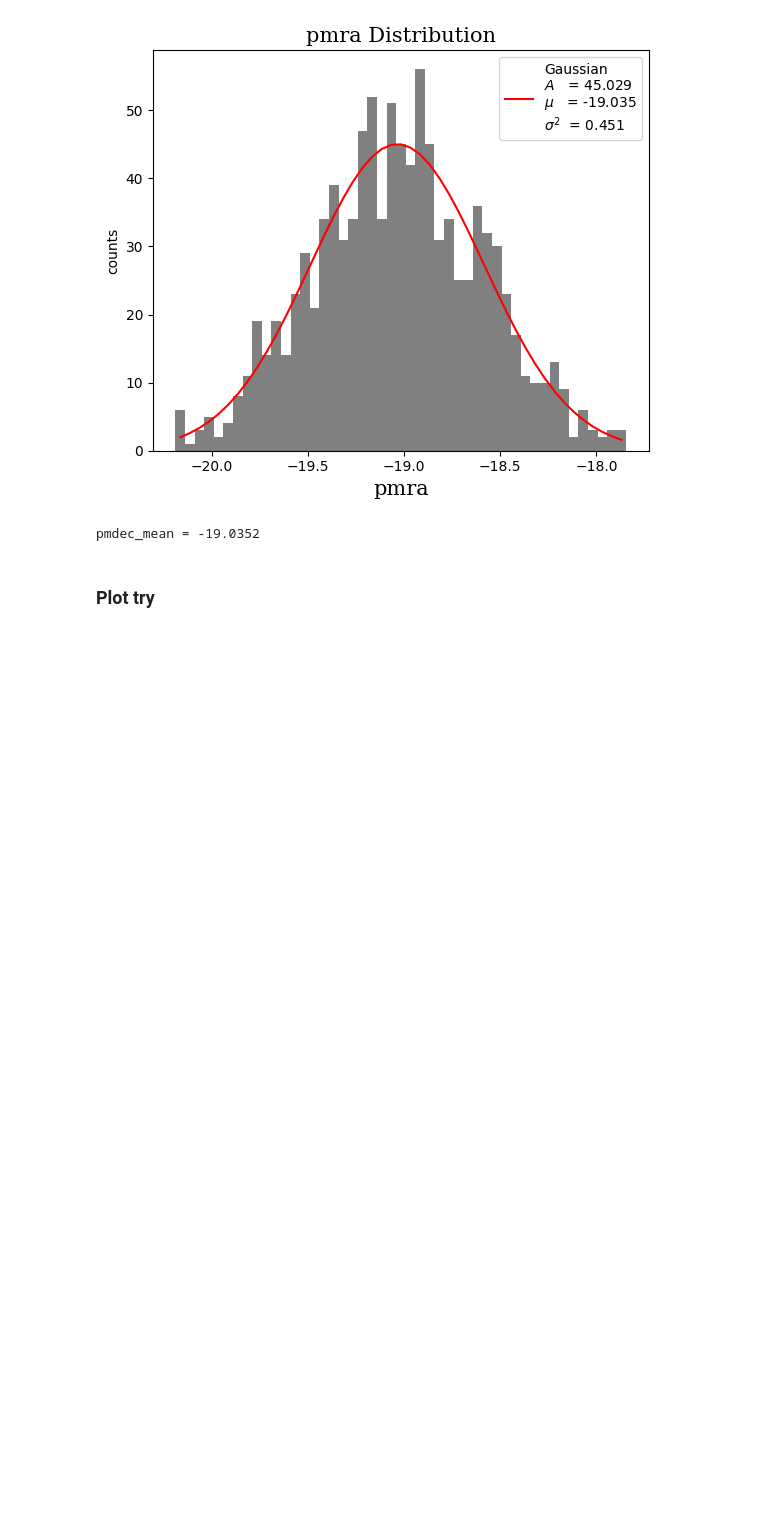
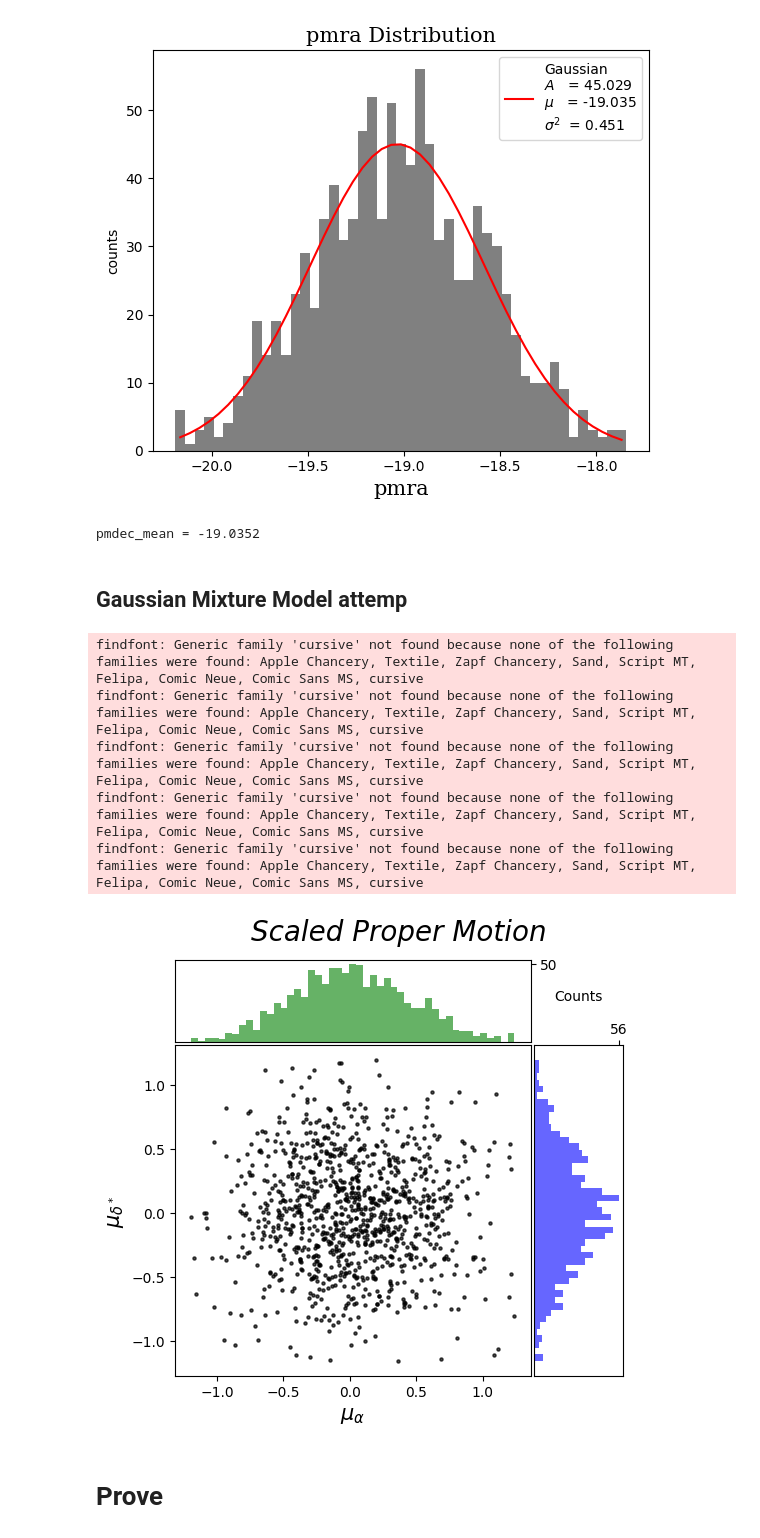
Before and after one commit to pietroferraiuolo/GRASP, a Jupyter notebook: scripts/n6121_analysis.ipynb, the cells around one changed output. Drawn from its saved outputs; the diff is of its cells as text; code cells hidden in the pictures; blank space fills up the shorter version.

```diff
--- a/scripts/n6121_analysis.ipynb
+++ b/scripts/n6121_analysis.ipynb
@@ -378,8 +362,21 @@ print(f"{pmdec_mean = :.4f}")
 Correctly imported `minpack.lm`.
 [figure]
 pmdec_mean = -19.0352
-# %% [markdown]
-### Plot try
+# %% [markdown]
+## Gaussian Mixture Model attemp
+# %%
+aps.pmra = pmra - pmra_mean
+aps.pmdec = pmdec - pmdec_mean
+grasp.plots.doubleHistScatter(aps.pmra, aps.pmdec, xlabel="$\\mu_{\\alpha}$", ylabel="$\\mu_{\\delta^*}$", title='Scaled Proper Motion')
+# %% [output]
+findfont: Generic family 'cursive' not found because none of the following families were found: Apple Chancery, Textile, Zapf Chancery, Sand, Script MT, Felipa, Comic Neue, Comic Sans MS, cursive
+findfont: Generic family 'cursive' not found because none of the following families were found: Apple Chancery, Textile, Zapf Chancery, Sand, Script MT, Felipa, Comic Neue, Comic Sans MS, cursive
+findfont: Generic family 'cursive' not found because none of the following families were found: Apple Chancery, Textile, Zapf Chancery, Sand, Script MT, Felipa, Comic Neue, Comic Sans MS, cursive
+findfont: Generic family 'cursive' not found because none of the following families were found: Apple Chancery, Textile, Zapf Chancery, Sand, Script MT, Felipa, Comic Neue, Comic Sans MS, cursive
+findfont: Generic family 'cursive' not found because none of the following families were found: Apple Chancery, Textile, Zapf Chancery, Sand, Script MT, Felipa, Comic Neue, Comic Sans MS, cursive
+[figure, added]
+# %% [markdown]
+# Prove
 # %%
 from mpl_toolkits.mplot3d import Axes3D
 
```
Also changed, not shown: parts of 6 cells of this notebook, 5 other files.
